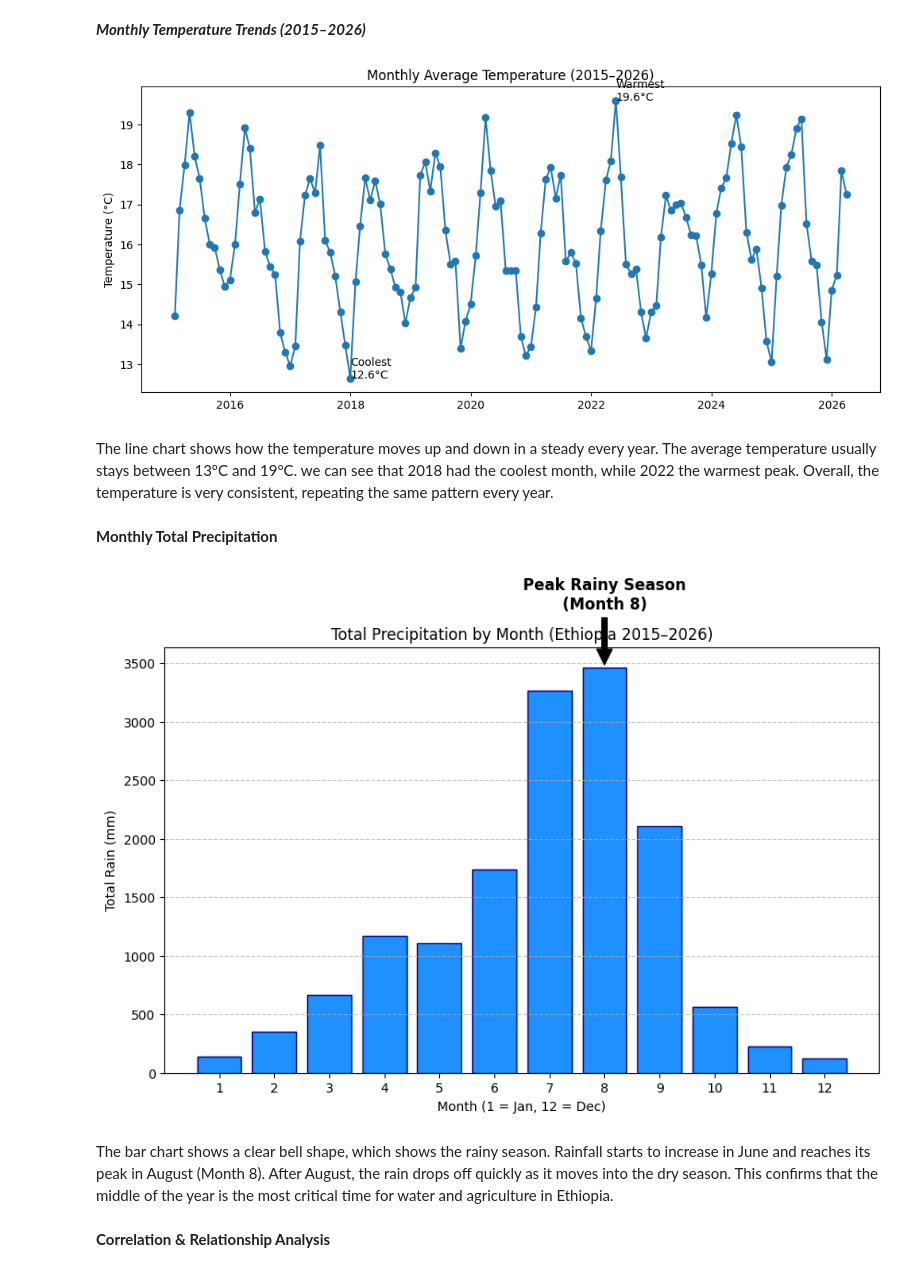
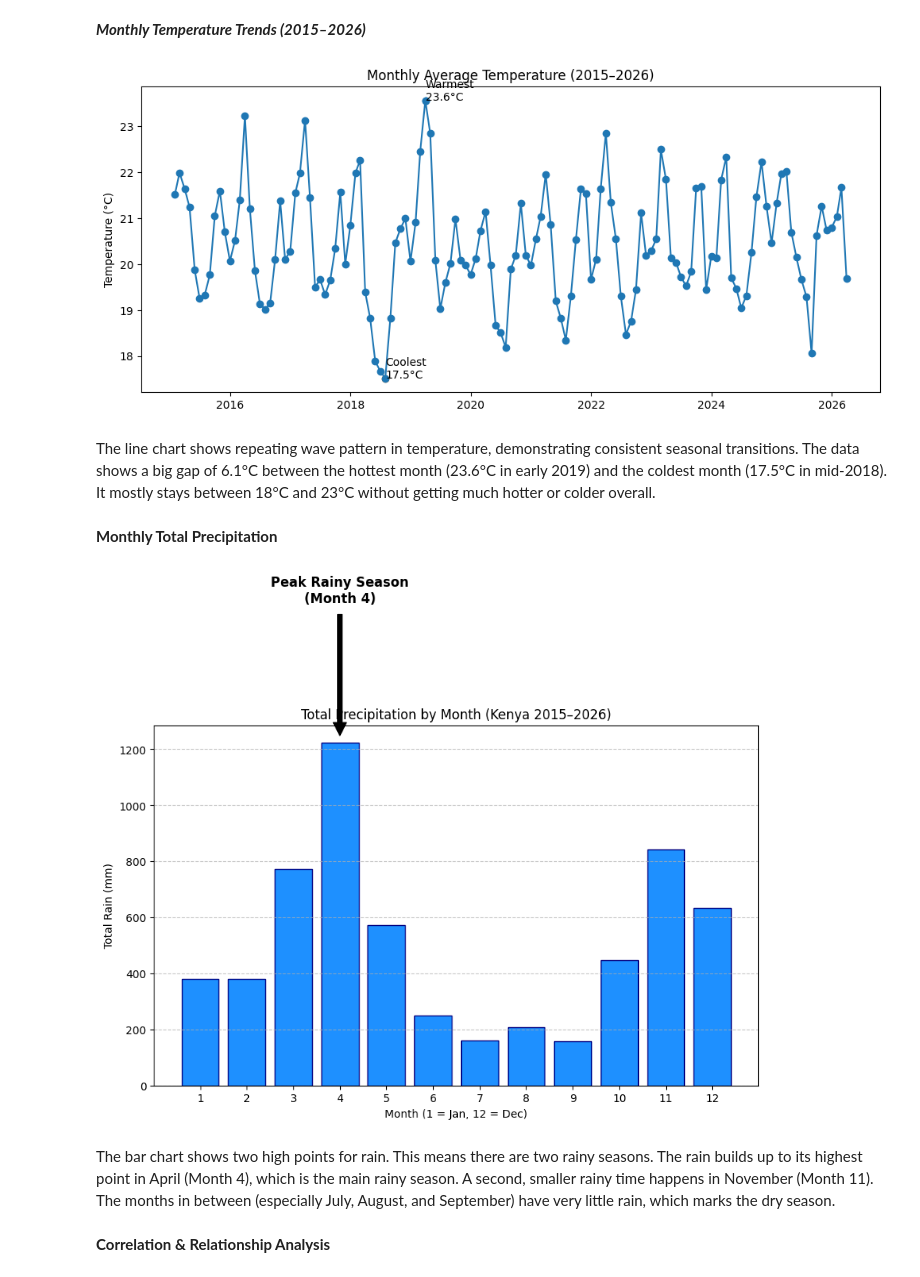
Before and after one commit to hermiMAB/climate-challenge-week0, a Jupyter notebook: notebooks/kenya_eda.ipynb, the cells around one changed output. Cells and saved outputs as stored; diff of their text form; code cells hidden in the pictures.

```diff
--- a/notebooks/kenya_eda.ipynb
+++ b/notebooks/kenya_eda.ipynb
@@ -13,7 +13,7 @@ from scipy import stats
 # load the csv file
 df = pd.read_csv('../data/kenya.csv')
 # Add Country Column
-df['Country'] = 'Ethiopia'
+df['Country'] = 'Kenya'
 # create a dat from the year and DOY
 df['Date'] = pd.to_datetime(df['YEAR'] * 1000 + df['DOY'], format='%Y%j')
 #extracting a month from the year and the DOY
@@ -163,42 +161,42 @@ plt.title('Monthly Average Temperature (2015–2026)')
 plt.ylabel('Temperature (°C)')
 plt.show()
 # %% [output]
-[figure, old version]
+[figure, new version]
 # %% [markdown]
-The line chart shows how the temperature moves up and down in a steady every year. The average temperature usually stays between 13°C and 19°C. we can see that 2018 had the coolest month, while 2022 the warmest peak. Overall, the temperature is very consistent, repeating the same pattern every year.
+The line chart shows repeating wave pattern in temperature, demonstrating consistent seasonal transitions. The data shows a big gap of 6.1°C between the hottest month (23.6°C in early 2019) and the coldest month (17.5°C in mid-2018). It mostly stays between 18°C and 23°C without getting much hotter or colder overall.
 # %% [markdown]
 **Monthly Total Precipitation**
 # %%
 # 1. Group by Month (1-12) to get the total rain for that month across all years
 seasonal_rain = df.groupby('Month')['PRECTOTCORR'].sum().reset_index()
 
 # 2. Find the peak month for annotation
 peak_val = seasonal_rain['PRECTOTCORR'].max()
 peak_month_num = seasonal_rain.loc[seasonal_rain['PRECTOTCORR'].idxmax(), 'Month']
 
 # 3. Plotting
 plt.figure(figsize=(10, 6))
 # We use seasonal_rain['Month'] as the X-axis so we get 12 clean bars
 plt.bar(seasonal_rain['Month'], seasonal_rain['PRECTOTCORR'], color='dodgerblue', edgecolor='navy')
 
 # 4. Annotation (Identifying the peak)
 plt.annotate(f'Peak Rainy Season\n(Month {int(peak_month_num)})',
              xy=(peak_month_num, peak_val),
              xytext=(peak_month_num, peak_val + 500),
              ha='center',
              arrowprops=dict(facecolor='black', shrink=0.05),
              fontsize=12, fontweight='bold')
 
-plt.title('Total Precipitation by Month (Ethiopia 2015–2026)')
+plt.title('Total Precipitation by Month (Kenya 2015–2026)')
 plt.xlabel('Month (1 = Jan, 12 = Dec)')
 plt.ylabel('Total Rain (mm)')
 plt.xticks(range(1, 13)) # Show every month number
 plt.grid(axis='y', linestyle='--', alpha=0.7)
 plt.show()
 # %% [output]
-[figure, old version]
+[figure, new version]
 # %% [markdown]
-The bar chart shows a clear bell shape, which shows the rainy season. Rainfall starts to increase in June and reaches its  peak in August (Month 8). After August, the rain drops off quickly as it moves into the dry season. This confirms that the middle of the year is the most critical time for water and agriculture in Ethiopia.
+The bar chart shows two high points for rain. This means there are two rainy seasons. The rain builds up to its highest point in April (Month 4), which is the main rainy season. A second, smaller rainy time happens in November (Month 11). The months in between (especially July, August, and September) have very little rain, which marks the dry season.
 # %% [markdown]
 **Correlation & Relationship Analysis**
 # %%
```
Also changed, not shown: parts of 14 cells of this notebook, 1 other file.
